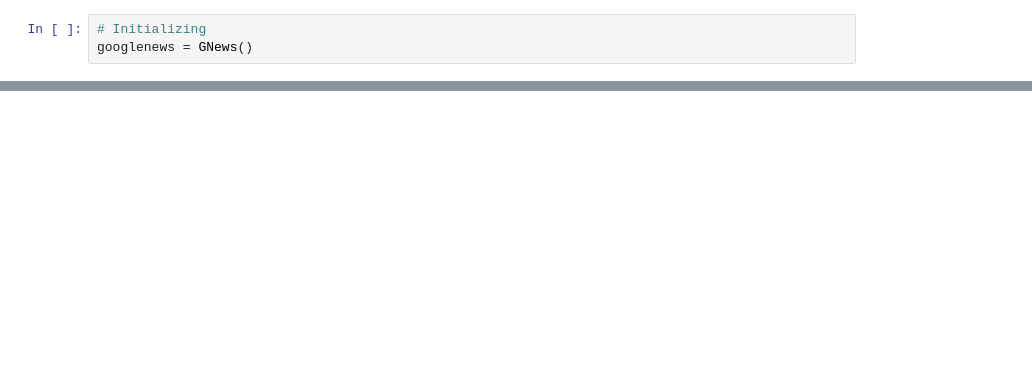
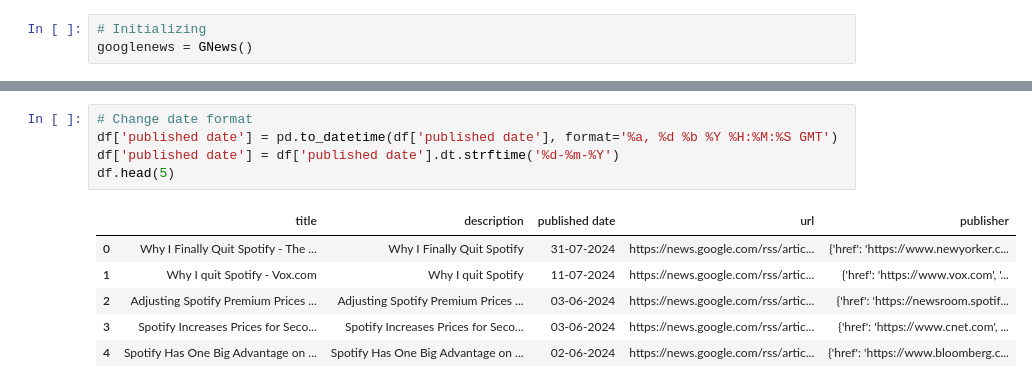
Before and after one commit to alfonrodrisimon/Topic-Modeling-with-Google-News, a Jupyter notebook: notebooks/topic-modelling-with-google-news.ipynb, the cells around one changed output, grey strips where cells are left out. Drawn from its saved outputs; the diff is of its cells as text; blank space fills up the shorter version.

```diff
--- a/notebooks/topic-modelling-with-google-news.ipynb
+++ b/notebooks/topic-modelling-with-google-news.ipynb
@@ -362,0 +62,12 @@ news_df.head()
+# %%
+# Change date format
+df['published date'] = pd.to_datetime(df['published date'], format='%a, %d %b %Y %H:%M:%S GMT')
+df['published date'] = df['published date'].dt.strftime('%d-%m-%Y')
+df.head(5)
+# %% [output]
+|  | title | description | published date | url | publisher |
+| 0 | Why I Finally Quit Spotify - The ... | Why I Finally Quit Spotify | 31-07-2024 | https://news.google.com/rss/artic... | {'href': 'https://www.newyorker.c... |
+| 1 | Why I quit Spotify - Vox.com | Why I quit Spotify | 11-07-2024 | https://news.google.com/rss/artic... | {'href': 'https://www.vox.com', '... |
+| 2 | Adjusting Spotify Premium Prices ... | Adjusting Spotify Premium Prices ... | 03-06-2024 | https://news.google.com/rss/artic... | {'href': 'https://newsroom.spotif... |
+| 3 | Spotify Increases Prices for Seco... | Spotify Increases Prices for Seco... | 03-06-2024 | https://news.google.com/rss/artic... | {'href': 'https://www.cnet.com', ... |
+| 4 | Spotify Has One Big Advantage on ... | Spotify Has One Big Advantage on ... | 02-06-2024 | https://news.google.com/rss/artic... | {'href': 'https://www.bloomberg.c... |
```
Also changed, not shown: parts of 54 cells of this notebook, 2 other files.
